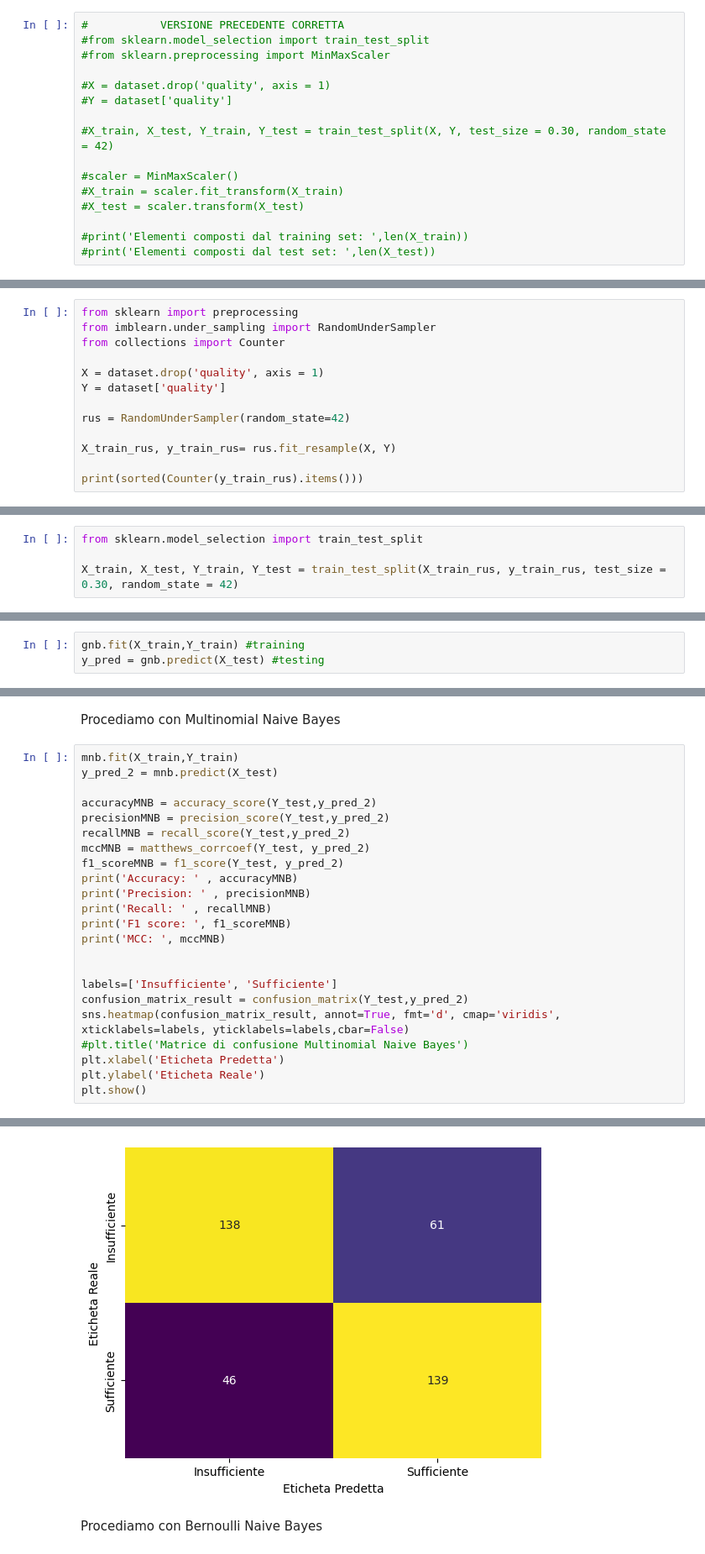
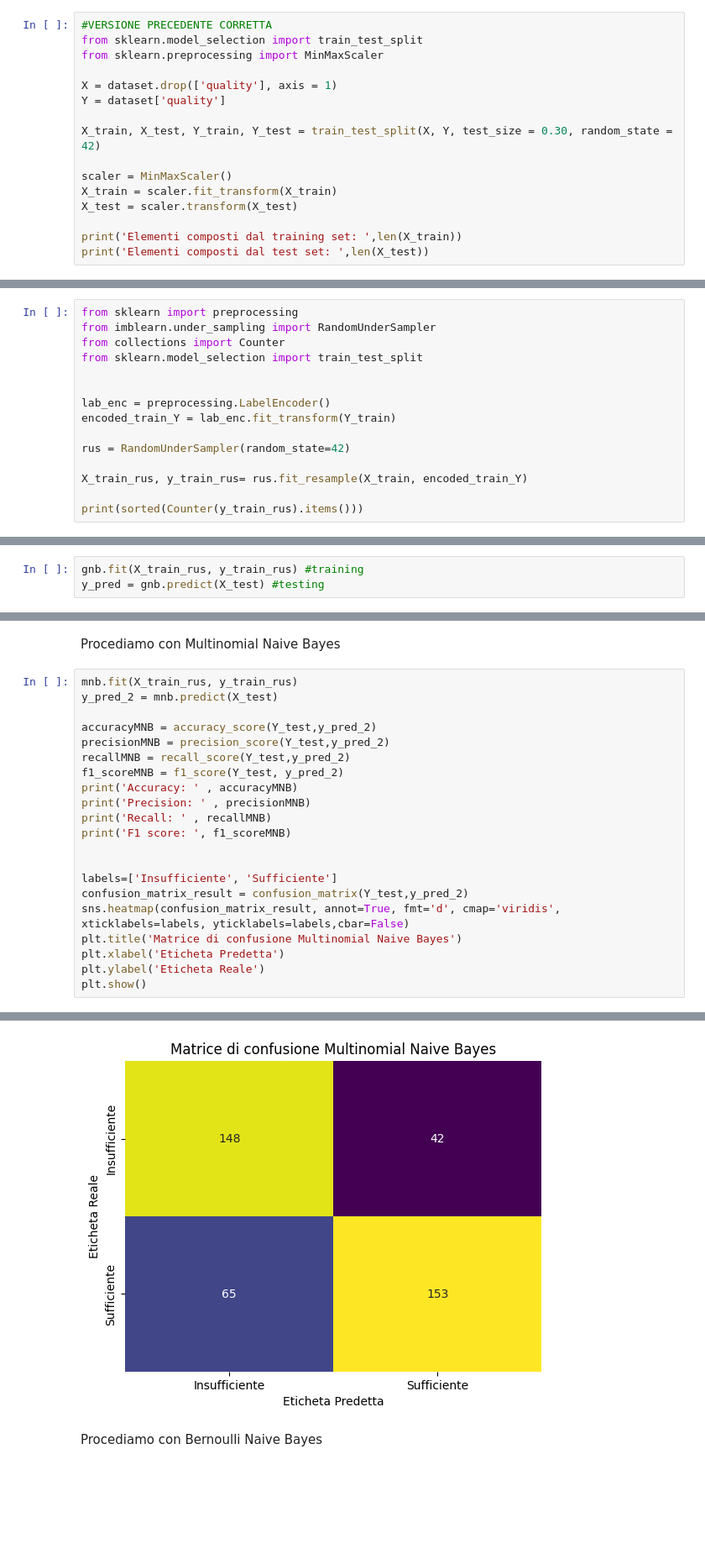
Before and after one commit to bafiuss/Sapore-DiVino, a Jupyter notebook: Sapore_DiVino-CODICE.ipynb, the cells around one changed output, grey strips where cells are left out. Shown: that part at 84% size. Saved outputs shown, nothing was run; the diff lists cells and outputs as text; blank space fills up the shorter version.

```diff
--- a/Sapore_DiVino-CODICE.ipynb
+++ b/Sapore_DiVino-CODICE.ipynb
@@ -204,16 +174,16 @@ See the caveats in the documentation: https://pandas.pydata.org/pandas-docs/stab
 # %%
-#           VERSIONE PRECEDENTE CORRETTA
-#from sklearn.model_selection import train_test_split
-#from sklearn.preprocessing import MinMaxScaler
+#VERSIONE PRECEDENTE CORRETTA
+from sklearn.model_selection import train_test_split
+from sklearn.preprocessing import MinMaxScaler
 
-#X = dataset.drop('quality', axis = 1)
-#Y = dataset['quality']
+X = dataset.drop(['quality'], axis = 1)
+Y = dataset['quality']
 
-#X_train, X_test, Y_train, Y_test = train_test_split(X, Y, test_size = 0.30, random_state = 42)
+X_train, X_test, Y_train, Y_test = train_test_split(X, Y, test_size = 0.30, random_state = 42)
 
-#scaler = MinMaxScaler()
-#X_train = scaler.fit_transform(X_train)
-#X_test = scaler.transform(X_test)
+scaler = MinMaxScaler()
+X_train = scaler.fit_transform(X_train)
+X_test = scaler.transform(X_test)
 
-#print('Elementi composti dal training set: ',len(X_train))
-#print('Elementi composti dal test set: ',len(X_test))
+print('Elementi composti dal training set: ',len(X_train))
+print('Elementi composti dal test set: ',len(X_test))
@@ -278,13 +267,15 @@ Tra le due, ho scelto di utilizzare la tecnica dell'undersampling
 from sklearn import preprocessing
 from imblearn.under_sampling import RandomUnderSampler
 from collections import Counter
+from sklearn.model_selection import train_test_split
 
-X = dataset.drop('quality', axis = 1)
-Y = dataset['quality']
+
+lab_enc = preprocessing.LabelEncoder()
+encoded_train_Y = lab_enc.fit_transform(Y_train)
 
 rus = RandomUnderSampler(random_state=42)
 
-X_train_rus, y_train_rus= rus.fit_resample(X, Y)
+X_train_rus, y_train_rus= rus.fit_resample(X_train, encoded_train_Y)
 
 print(sorted(Counter(y_train_rus).items()))
 # %% [output]
@@ -338,4 +310,0 @@ dataset.head
-# %%
-from sklearn.model_selection import train_test_split
-
-X_train, X_test, Y_train, Y_test = train_test_split(X_train_rus, y_train_rus, test_size = 0.30, random_state = 42)
@@ -362,7 +319,7 @@ cmplnb = ComplementNB()
 # %% [markdown]
 Scriviamo il codice riguardante il Gaussian Naive Bayes
 # %%
-gnb.fit(X_train,Y_train) #training
+gnb.fit(X_train_rus, y_train_rus) #training
 y_pred = gnb.predict(X_test) #testing
 # %% [markdown]
 Stampo quelli che sono i valori dell'accuracy, precision, recall, F1 score e MCC
@@ -399,25 +353,23 @@ plt.show()
 # %% [markdown]
 Procediamo con Multinomial Naive Bayes
 # %%
-mnb.fit(X_train,Y_train)
+mnb.fit(X_train_rus, y_train_rus)
 y_pred_2 = mnb.predict(X_test)
 
 accuracyMNB = accuracy_score(Y_test,y_pred_2)
 precisionMNB = precision_score(Y_test,y_pred_2)
 recallMNB = recall_score(Y_test,y_pred_2)
-mccMNB = matthews_corrcoef(Y_test, y_pred_2)
 f1_scoreMNB = f1_score(Y_test, y_pred_2)
 print('Accuracy: ' , accuracyMNB)
 print('Precision: ' , precisionMNB)
 print('Recall: ' , recallMNB)
 print('F1 score: ', f1_scoreMNB)
-print('MCC: ', mccMNB)
 
 
 labels=['Insufficiente', 'Sufficiente']
 confusion_matrix_result = confusion_matrix(Y_test,y_pred_2)
 sns.heatmap(confusion_matrix_result, annot=True, fmt='d', cmap='viridis', xticklabels=labels, yticklabels=labels,cbar=False)
-#plt.title('Matrice di confusione Multinomial Naive Bayes')
+plt.title('Matrice di confusione Multinomial Naive Bayes')
 plt.xlabel('Eticheta Predetta')
 plt.ylabel('Eticheta Reale')
 plt.show()
@@ -430,4 +381,4 @@ MCC:  0.4449093347812248
-[figure, old version]
+[figure, new version]
 # %% [markdown]
 Procediamo con Bernoulli Naive Bayes
 # %%
```
Also changed, not shown: parts of 24 cells of this notebook.
